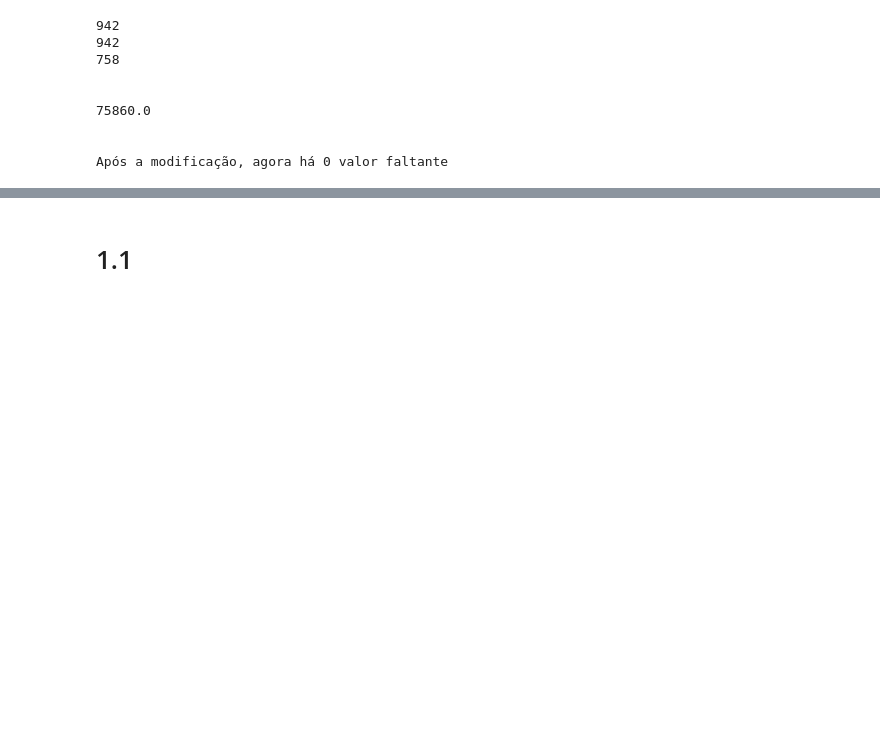
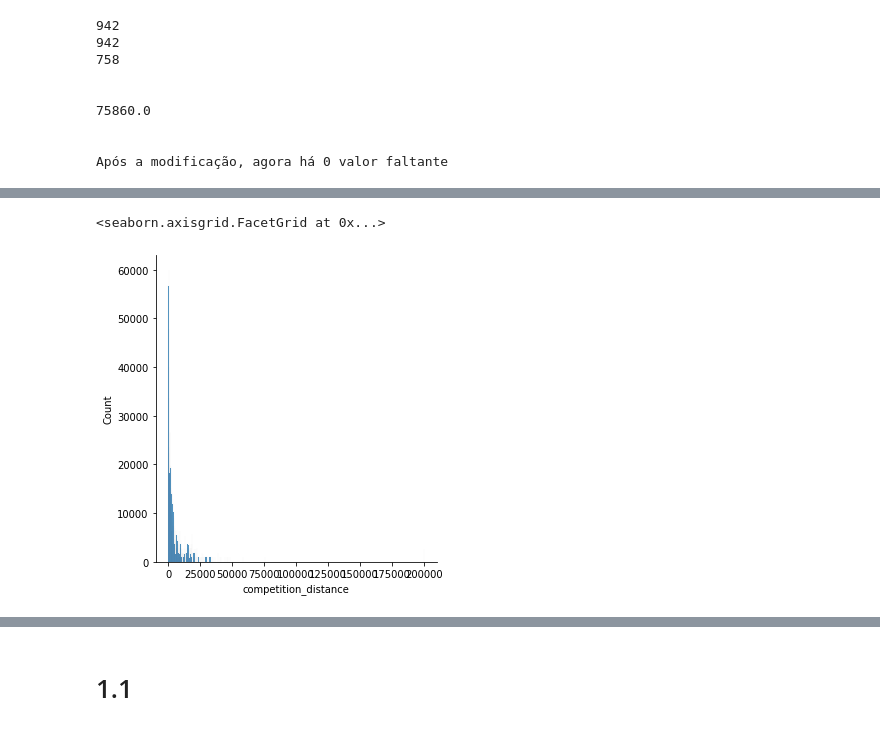
Before and after one commit to renato-favarin/ds_em_producao, a Jupyter notebook: ds_em_producao.ipynb, the cells around one changed output, grey strips where cells are left out. Drawn from its saved outputs; the diff is of its cells as text; code cells hidden in the pictures; blank space fills up the shorter version.

```diff
--- a/ds_em_producao.ipynb
+++ b/ds_em_producao.ipynb
@@ -223,0 +312,5 @@ dtype: int64
+# %%
+sns.displot(df1["competition_distance"])
+# %% [output]
+<seaborn.axisgrid.FacetGrid at 0x...>
+[figure, added]
```
Also changed, not shown: parts of 21 cells of this notebook.
